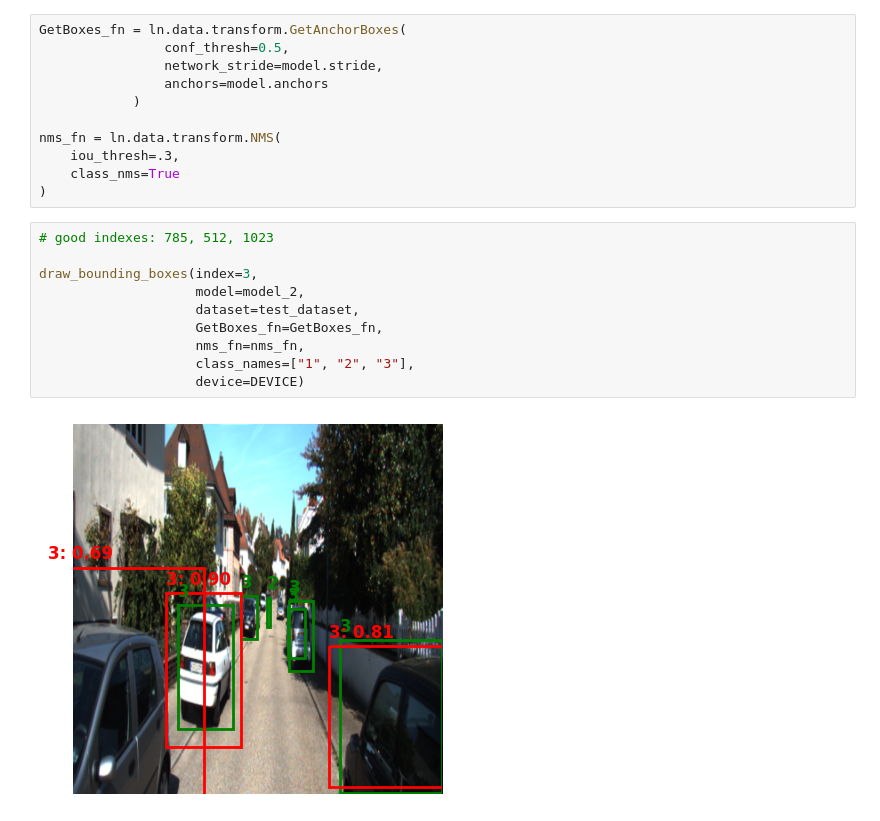
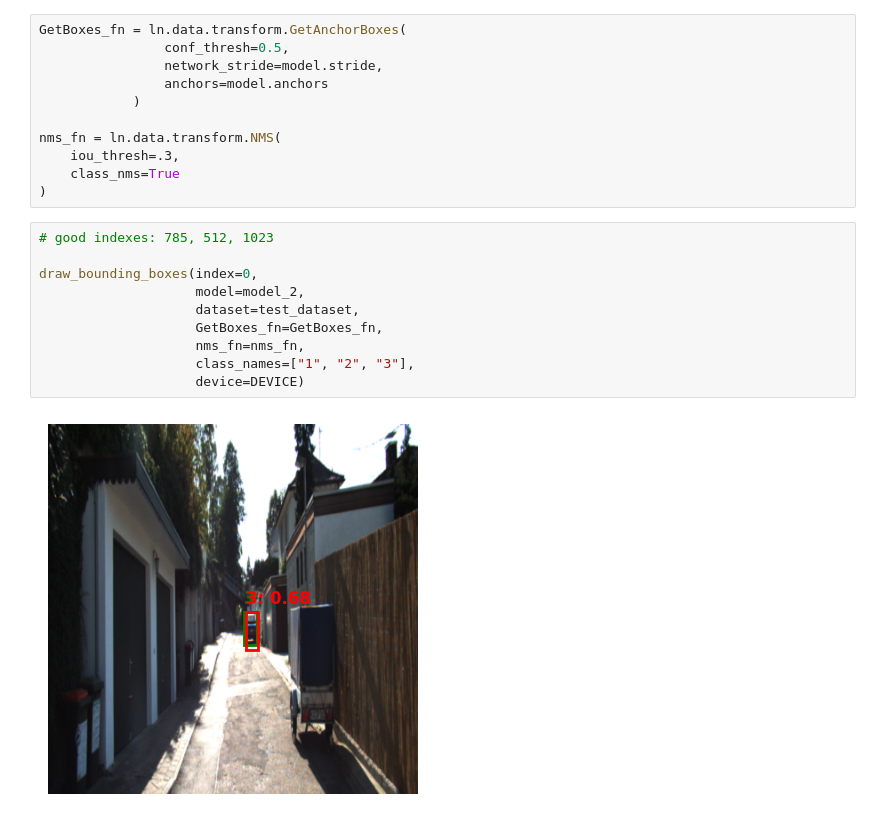
Before and after one commit to gkmocastro/rgbd-yolov2, a Jupyter notebook: test_nb.ipynb, the cells around one changed output. Saved outputs shown, nothing was run; the diff lists cells and outputs as text.

```diff
--- a/test_nb.ipynb
+++ b/test_nb.ipynb
@@ -96,15 +96,15 @@ nms_fn = ln.data.transform.NMS(
 # %%
 # good indexes: 785, 512, 1023
 
-draw_bounding_boxes(index=3,
+draw_bounding_boxes(index=0,
                     model=model_2,
                     dataset=test_dataset,
                     GetBoxes_fn=GetBoxes_fn,
                     nms_fn=nms_fn,
                     class_names=["1", "2", "3"],
                     device=DEVICE)
 # %% [output]
-[figure, old version]
+[figure, new version]
 # %%
 # INPUT IS A BATCH
 true_boxes = []
```
Also changed, not shown: parts of 10 cells of this notebook, 1 other file.
